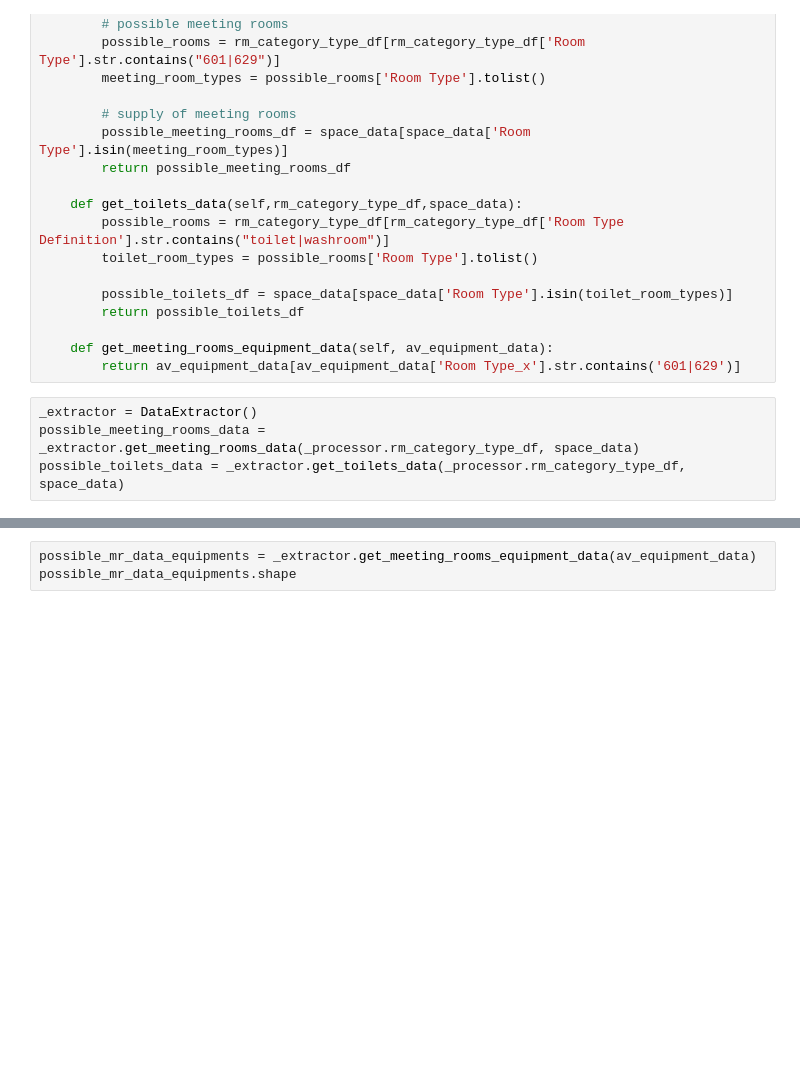
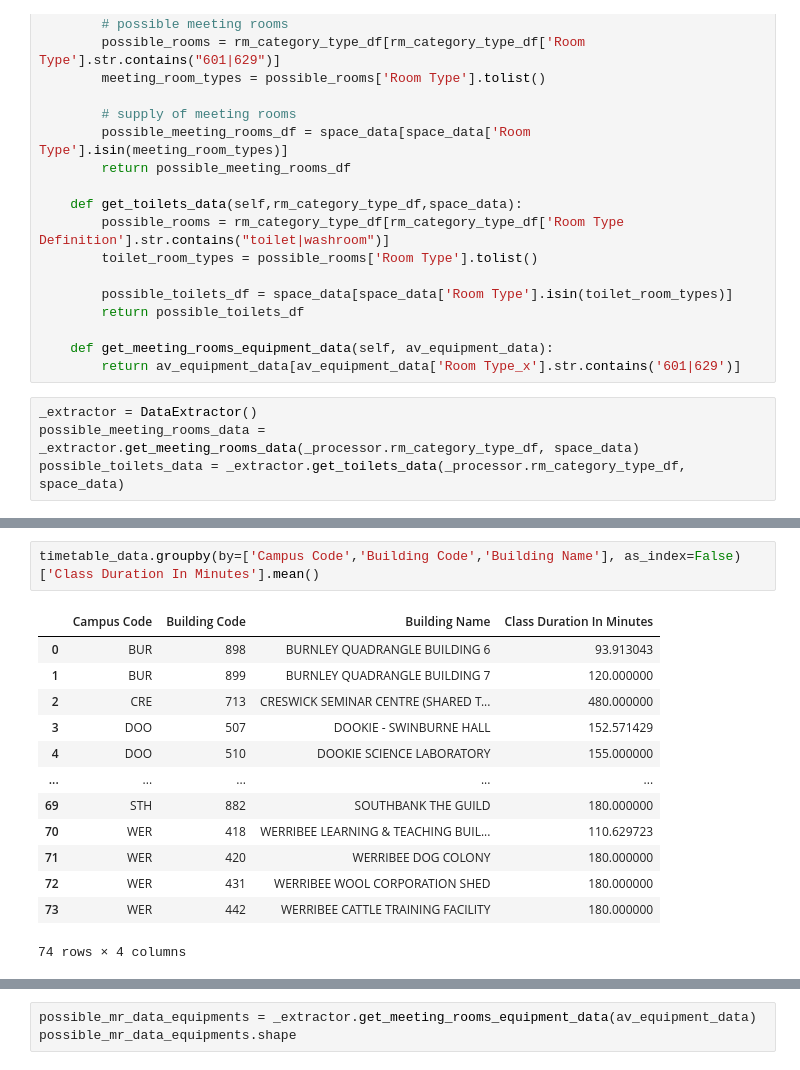
Before and after one commit to abhinavcreed13/project-space-optimisation-group-3, a Jupyter notebook: notebooks/Data Loading + Mutation Helpers.ipynb, the cells around one changed output, grey strips where cells are left out. Drawn from its saved outputs; the diff is of its cells as text; blank space fills up the shorter version.

```diff
--- a/notebooks/Data Loading + Mutation Helpers.ipynb
+++ b/notebooks/Data Loading + Mutation Helpers.ipynb
@@ -297,0 +321,16 @@ possible_toilets_data = _extractor.get_toilets_data(_processor.rm_category_type_
+# %%
+timetable_data.groupby(by=['Campus Code','Building Code','Building Name'], as_index=False)['Class Duration In Minutes'].mean()
+# %% [output]
+|  | Campus Code | Building Code | Building Name | Class Duration In Minutes |
+| 0 | BUR | 898 | BURNLEY QUADRANGLE BUILDING 6 | 93.913043 |
+| 1 | BUR | 899 | BURNLEY QUADRANGLE BUILDING 7 | 120.000000 |
+| 2 | CRE | 713 | CRESWICK SEMINAR CENTRE (SHARED T... | 480.000000 |
+| 3 | DOO | 507 | DOOKIE - SWINBURNE HALL | 152.571429 |
+| 4 | DOO | 510 | DOOKIE SCIENCE LABORATORY | 155.000000 |
+| ... | ... | ... | ... | ... |
+| 69 | STH | 882 | SOUTHBANK THE GUILD | 180.000000 |
+| 70 | WER | 418 | WERRIBEE LEARNING & TEACHING BUIL... | 110.629723 |
+| 71 | WER | 420 | WERRIBEE DOG COLONY | 180.000000 |
+| 72 | WER | 431 | WERRIBEE WOOL CORPORATION SHED | 180.000000 |
+| 73 | WER | 442 | WERRIBEE CATTLE TRAINING FACILITY | 180.000000 |
+74 rows × 4 columns
```
Also changed, not shown: parts of 9 cells of this notebook, 7 other files.
